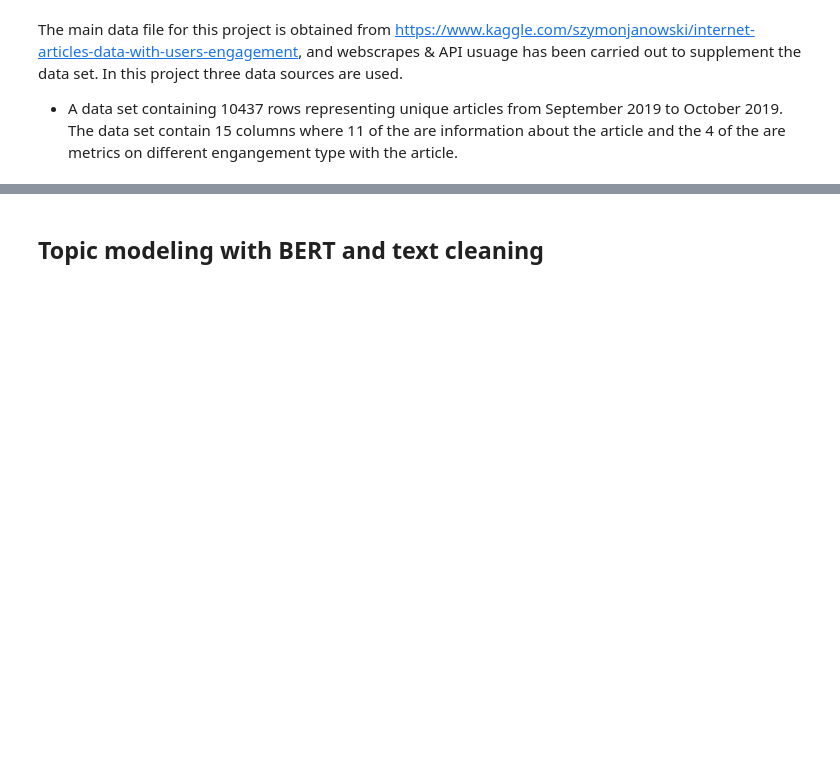
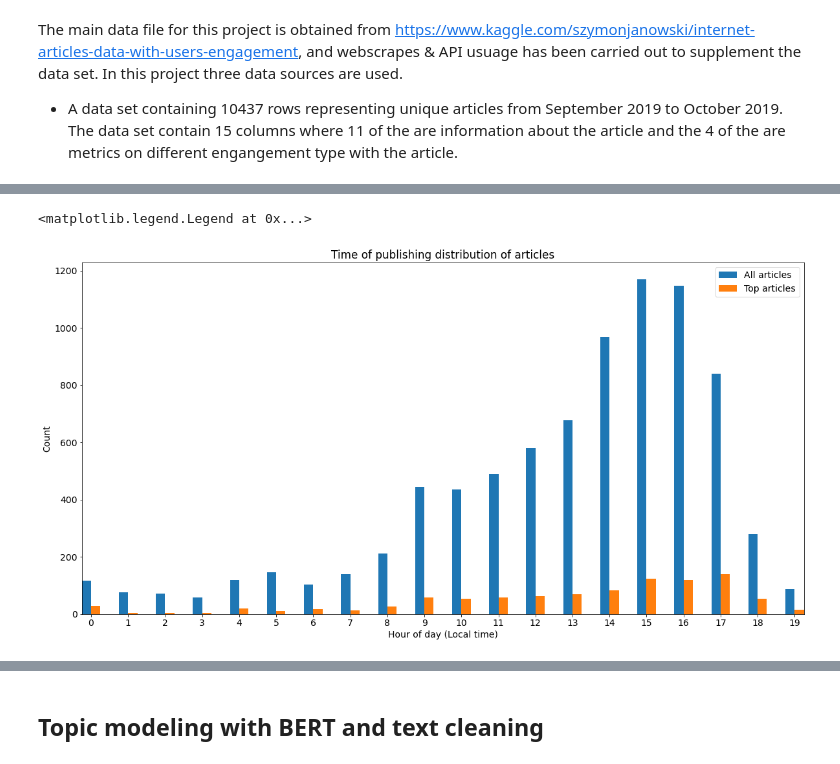
Before and after one commit to illumlol/ABA_2022, a Jupyter notebook: Final_notebook.ipynb, the cells around one changed output, grey strips where cells are left out. Cells and saved outputs as stored; diff of their text form; code cells hidden in the pictures; blank space fills up the shorter version.

```diff
--- a/Final_notebook.ipynb
+++ b/Final_notebook.ipynb
@@ -96,0 +193,31 @@ df['date'] = df.date.str.rsplit('-', 1, expand=True)[0]
+# %%
+bar_df=df.published_at.dt.hour.value_counts().sort_index().to_frame()
+bar_df['Top_article']=df.groupby(df["published_at"].dt.hour)['top_article'].sum().values
+
+_, ax = plt.subplots()
+bar_df.plot(
+            kind="bar",
+            figsize=(20,10),
+            title="Time of publishing distribution of articles",
+            xlabel="Hour of day (Local time)",
+            ylabel="Count",
+            rot=0,
+            ax=ax,
+            legend="Count of all articles");
+bar_df.Top_article.plot(
+            kind="bar",
+            figsize=(20,10),
+            title="Time of publishing distribution of articles",
+            xlabel="Hour of day (Local time)",
+            ylabel="Count",
+            rot=0,
+            ax=ax,
+            color="orange",
+            width=0);
+ax.legend(["All articles", "Top articles"])
+
+#df.groupby(df["published_at"].dt.hour)['top_article'].count().plot(kind="bar")
+#seaborn.countplot(data=df, x='reputation', order=df.reputation.value_counts().index)
+# %% [output]
+<matplotlib.legend.Legend at 0x...>
+[figure, added]
```
Also changed, not shown: parts of 46 cells of this notebook.
